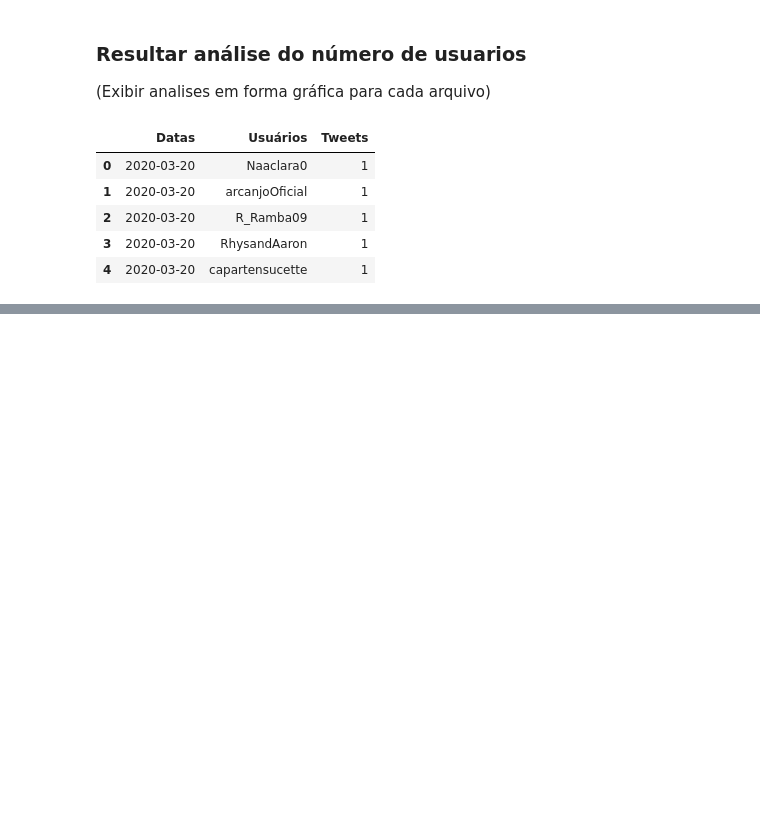
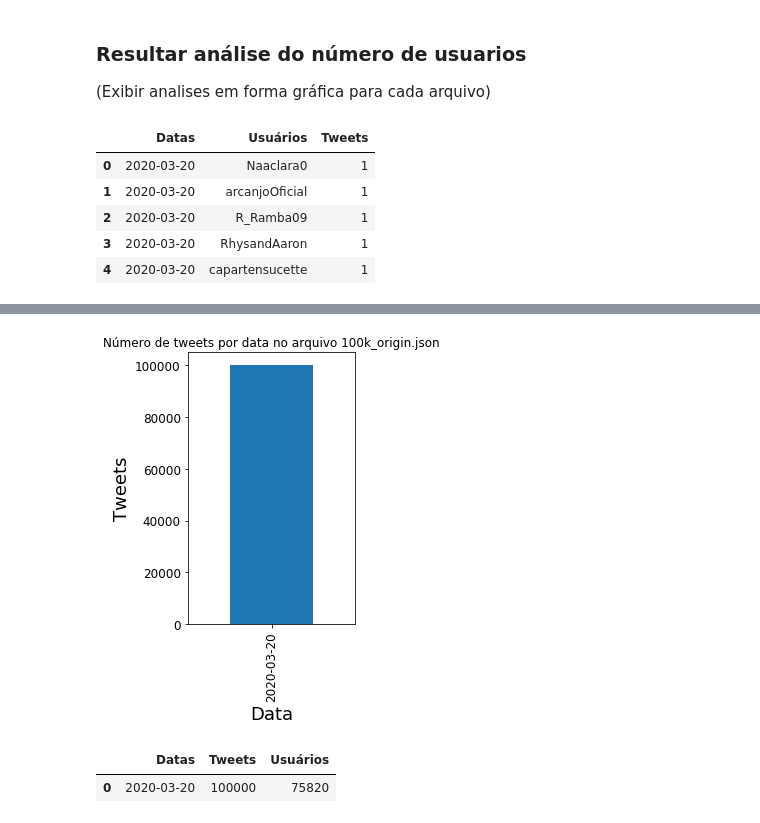
Before and after one commit to larissafv/squad5, a Jupyter notebook: Dados_GIsele/Limpos_Giselle.ipynb, the cells around one changed output, grey strips where cells are left out. Cells and saved outputs as stored; diff of their text form; code cells hidden in the pictures; blank space fills up the shorter version.

```diff
--- a/Dados_GIsele/Limpos_Giselle.ipynb
+++ b/Dados_GIsele/Limpos_Giselle.ipynb
@@ -134 +143,17 @@ Datas
 Name: Tweets, dtype: int64
+# %%
+grafico_barras = tweets_por_data.plot(kind='bar', title ="Número de tweets por data no arquivo 100k_origin.json",figsize=(3,5),legend=False, fontsize=12)
+grafico_barras.set_ylabel("Tweets",fontsize=18)
+grafico_barras.set_xlabel("Data",fontsize=18)
+
+plt.show()
+# %% [output]
+[figure, added]
+# %%
+tweets = pd.DataFrame(tweets_por_data.copy())
+tweets['Usuários'] = usuarios_por_data
+tweets.reset_index(inplace=True)
+tweets
+# %% [output]
+|  | Datas | Tweets | Usuários |
+| 0 | 2020-03-20 | 100000 | 75820 |
```
Also changed, not shown: parts of 12 cells of this notebook.
